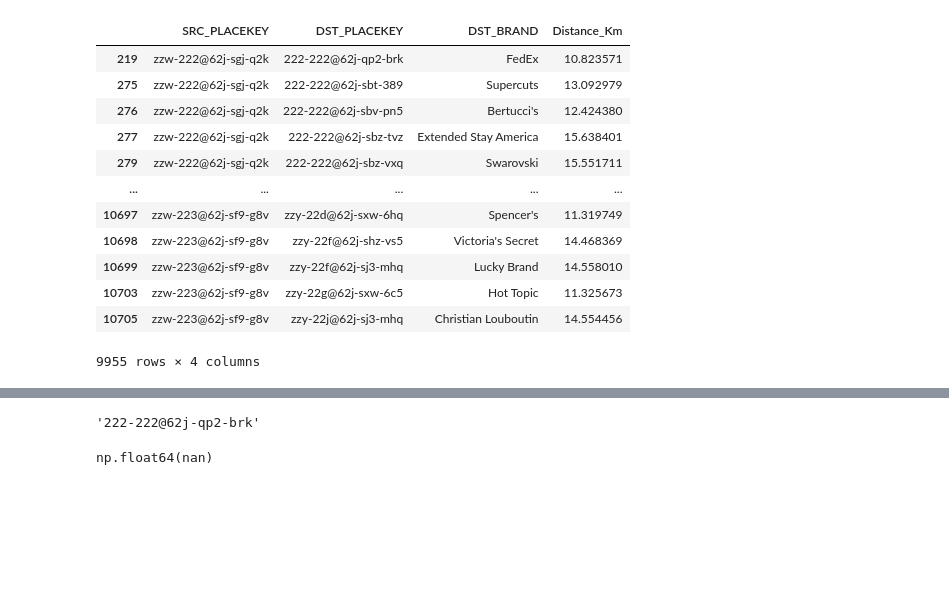
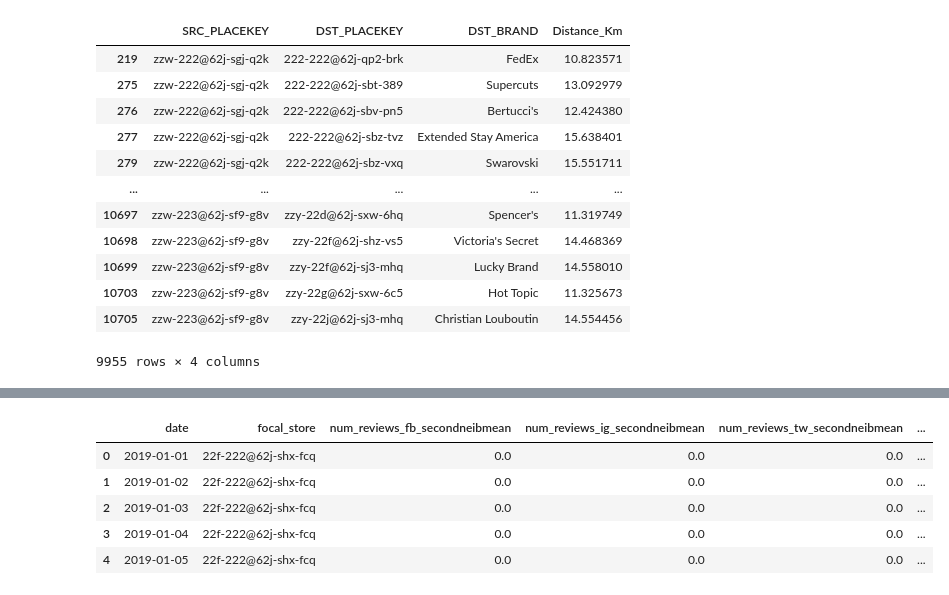
Before and after one commit to embedded-robotics/local-business-network, a Jupyter notebook: step3_calculations.ipynb, the cells around one changed output, grey strips where cells are left out. Cells and saved outputs as stored; diff of their text form; code cells hidden in the pictures; blank space fills up the shorter version.

```diff
--- a/step3_calculations.ipynb
+++ b/step3_calculations.ipynb
@@ -616,4 +593,0 @@ group_df
-# %%
-second_neib_store
-# %% [output]
-'222-222@62j-qp2-brk'
@@ -622,4 +593,0 @@ fb_reviews = group_df[group_df['PLACEKEY'] == 'zzw-225@62j-sdt-45f']['localized_
-# %%
-fb_reviews.values[0]
-# %% [output]
-np.float64(nan)
@@ -678,3 +594,15 @@ def calculate_second_neib_mean_reviews(group_df):
 # %%
-df = brand_visit_local_reviews[brand_visit_local_reviews['PLACEKEY'].isin(second_deg_stores_local_reviews)][['date', 'PLACEKEY', 'localized_fb_reviews_60_days','localized_ig_reviews_60_days',
+second_neib_metrics_local_reviews = brand_visit_local_reviews[brand_visit_local_reviews['PLACEKEY'].isin(second_deg_stores_local_reviews)][['date', 'PLACEKEY', 'localized_fb_reviews_60_days','localized_ig_reviews_60_days',
                                                                                             'localized_tw_reviews_60_days']].groupby('date').apply(calculate_second_neib_mean_reviews)
+
+second_neib_metrics_local_reviews = second_neib_metrics_local_reviews.rename(columns={0: 'focal_store', 1:'num_reviews_fb_secondneibmean', 2:'num_reviews_ig_secondneibmean',
+                                                                                      3: 'num_reviews_tw_secondneibmean', 4: 'num_reviews_fb_secondneibmean_exp',
+                                                                                      5: 'num_reviews_ig_secondneibmean_exp', 6: 'num_reviews_tw_secondneibmean_exp'}).reset_index()
+second_neib_metrics_local_reviews.head()
+# %% [output]
+|  | date | focal_store | num_reviews_fb_secondneibmean | num_reviews_ig_secondneibmean | num_reviews_tw_secondneibmean | ... |
+| 0 | 2019-01-01 | 22f-222@62j-shx-fcq | 0.0 | 0.0 | 0.0 | ... |
+| 1 | 2019-01-02 | 22f-222@62j-shx-fcq | 0.0 | 0.0 | 0.0 | ... |
+| 2 | 2019-01-03 | 22f-222@62j-shx-fcq | 0.0 | 0.0 | 0.0 | ... |
+| 3 | 2019-01-04 | 22f-222@62j-shx-fcq | 0.0 | 0.0 | 0.0 | ... |
+| 4 | 2019-01-05 | 22f-222@62j-shx-fcq | 0.0 | 0.0 | 0.0 | ... |
```
Also changed, not shown: parts of 19 cells of this notebook.
